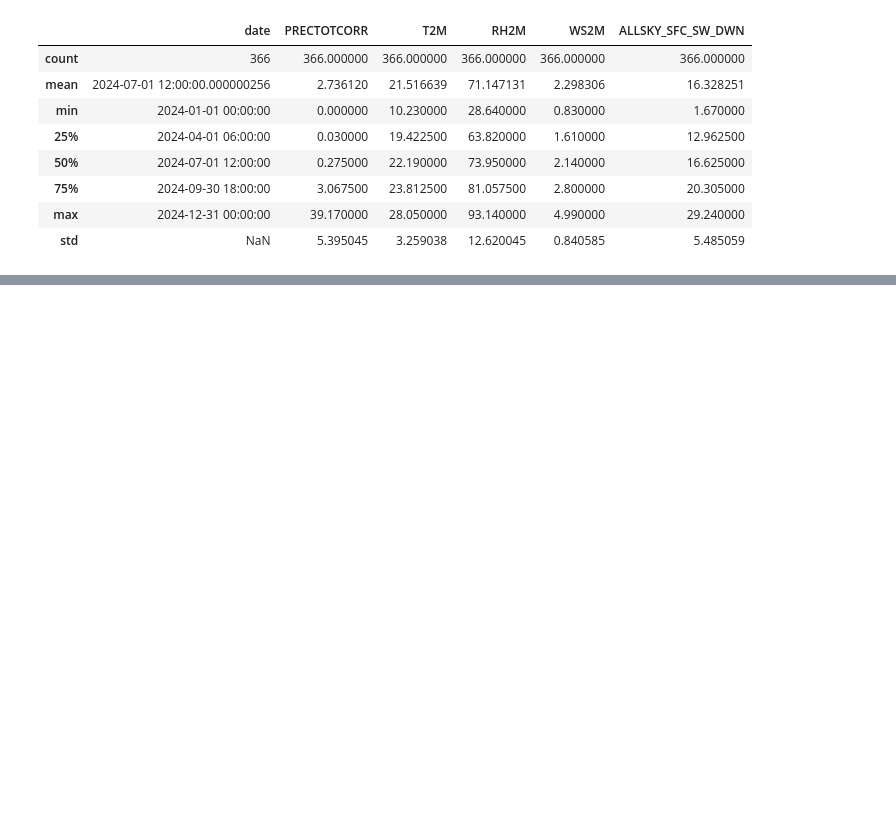
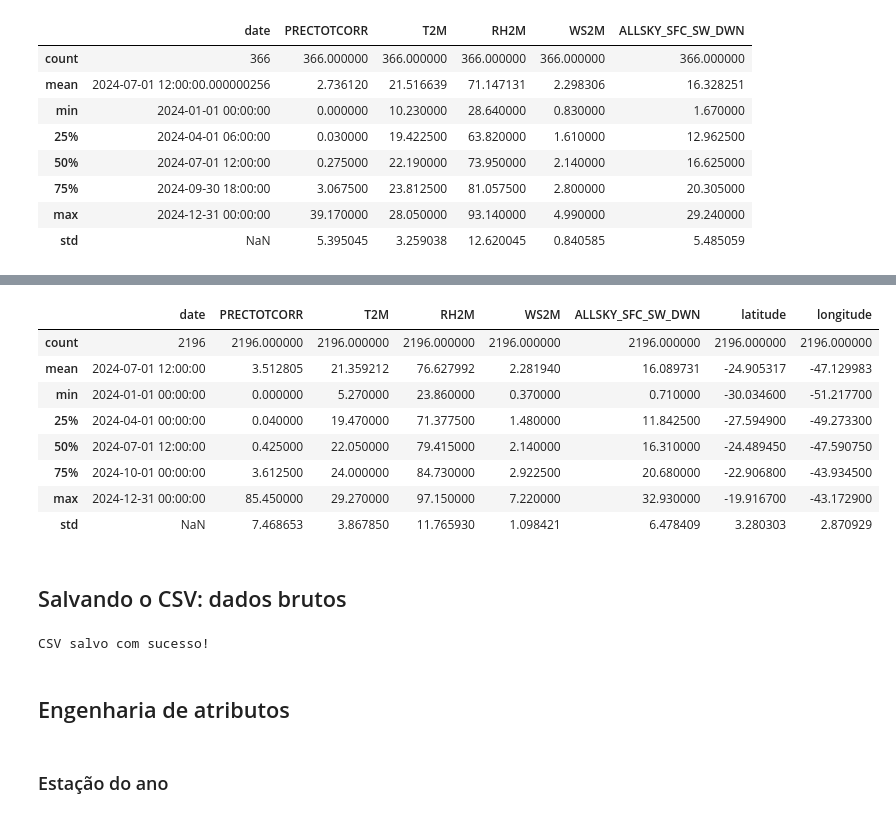
Before and after one commit to letyresina/SentinelSOS-GenAI, a Jupyter notebook: SentinelSOS.ipynb, the cells around one changed output, grey strips where cells are left out. Cells and saved outputs as stored; diff of their text form; code cells hidden in the pictures; blank space fills up the shorter version.

Commit message:
feat: comentários, dataset com mais estados e engenharia de atributos

```diff
--- a/SentinelSOS.ipynb
+++ b/SentinelSOS.ipynb
@@ -121,0 +127,13 @@ df.to_csv(
+# %%
+#   Como fiz o teste para conhecer a API e só considerar SP, agora é acrescentar
+# mais cidades do estado do Brasil para se aproximar de um protótipo da ideia final.
+# Considerando 6 capitais agora
+
+cities = {
+    "Sao_Paulo": (-23.5505, -46.6333),
+    "Rio_de_Janeiro": (-22.9068, -43.1729),
+    "Curitiba": (-25.4284, -49.2733),
+    "Florianopolis": (-27.5949, -48.5482),
+    "Porto_Alegre": (-30.0346, -51.2177),
+    "Belo_Horizonte": (-19.9167, -43.9345)
+}
@@ -121,0 +190,18 @@ df.to_csv(
+# %%
+all_dataframes = []
+
+for city, coordinates in cities.items():
+
+    latitude = coordinates[0]
+    longitude = coordinates[1]
+
+    print(f"Baixando dados de {city}...")
+
+    city_df = get_nasa_data(
+        city,
+        latitude,
+        longitude
+    )
+
+    if city_df is not None:
+        all_dataframes.append(city_df)
@@ -121,0 +215,5 @@ df.to_csv(
+# %%
+df = pd.concat(
+    all_dataframes,
+    ignore_index=True
+)
@@ -121,0 +275,27 @@ df.to_csv(
+# %%
+df.describe()
+# %% [output]
+|  | date | PRECTOTCORR | T2M | RH2M | WS2M | ALLSKY_SFC_SW_DWN | latitude | longitude |
+| count | 2196 | 2196.000000 | 2196.000000 | 2196.000000 | 2196.000000 | 2196.000000 | 2196.000000 | 2196.000000 |
+| mean | 2024-07-01 12:00:00 | 3.512805 | 21.359212 | 76.627992 | 2.281940 | 16.089731 | -24.905317 | -47.129983 |
+| min | 2024-01-01 00:00:00 | 0.000000 | 5.270000 | 23.860000 | 0.370000 | 0.710000 | -30.034600 | -51.217700 |
+| 25% | 2024-04-01 00:00:00 | 0.040000 | 19.470000 | 71.377500 | 1.480000 | 11.842500 | -27.594900 | -49.273300 |
+| 50% | 2024-07-01 12:00:00 | 0.425000 | 22.050000 | 79.415000 | 2.140000 | 16.310000 | -24.489450 | -47.590750 |
+| 75% | 2024-10-01 00:00:00 | 3.612500 | 24.000000 | 84.730000 | 2.922500 | 20.680000 | -22.906800 | -43.934500 |
+| max | 2024-12-31 00:00:00 | 85.450000 | 29.270000 | 97.150000 | 7.220000 | 32.930000 | -19.916700 | -43.172900 |
+| std | NaN | 7.468653 | 3.867850 | 11.765930 | 1.098421 | 6.478409 | 3.280303 | 2.870929 |
+# %% [markdown]
+## Salvando o CSV: dados brutos
+# %%
+df.to_csv(
+    "sentinel_sos_raw.csv",
+    index=False
+)
+
+print("CSV salvo com sucesso!")
+# %% [output]
+CSV salvo com sucesso!
+# %% [markdown]
+## Engenharia de atributos
+# %% [markdown]
+### Estação do ano
```
Also changed, not shown: parts of 28 cells of this notebook.
